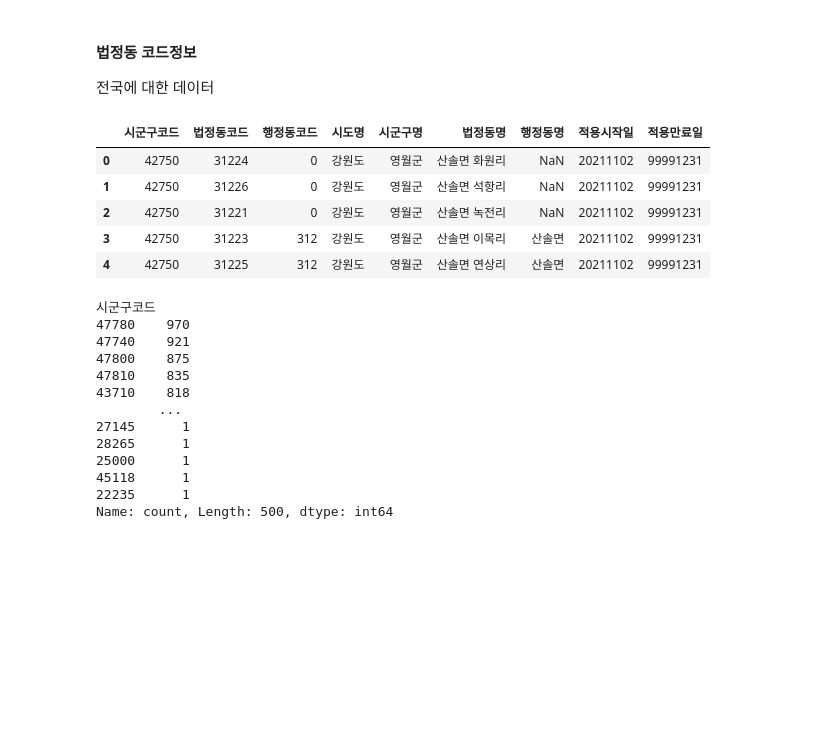
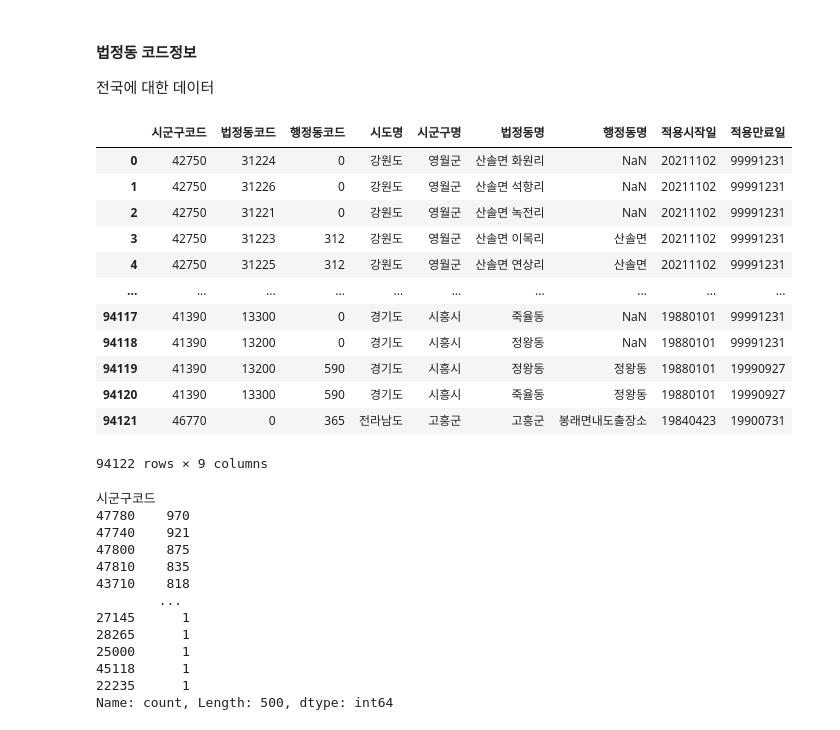
Before and after one commit to Jeeunun/Data_analysis_education_Closed, a Jupyter notebook: data_analysis/번외편/데이터전처리.ipynb, the cells around one changed output. Cells and saved outputs as stored; diff of their text form; code cells hidden in the pictures; blank space fills up the shorter version.

```diff
--- a/data_analysis/번외편/데이터전처리.ipynb
+++ b/data_analysis/번외편/데이터전처리.ipynb
@@ -37,14 +54,21 @@ df상권영역.head()
 
 전국에 대한 데이터
 # %%
-df건축물.head()
+df건축물
 # %% [output]
 |  | 시군구코드 | 법정동코드 | 행정동코드 | 시도명 | 시군구명 | 법정동명 | 행정동명 | 적용시작일 | 적용만료일 |
 | 0 | 42750 | 31224 | 0 | 강원도 | 영월군 | 산솔면 화원리 | NaN | 20211102 | 99991231 |
 | 1 | 42750 | 31226 | 0 | 강원도 | 영월군 | 산솔면 석항리 | NaN | 20211102 | 99991231 |
 | 2 | 42750 | 31221 | 0 | 강원도 | 영월군 | 산솔면 녹전리 | NaN | 20211102 | 99991231 |
 | 3 | 42750 | 31223 | 312 | 강원도 | 영월군 | 산솔면 이목리 | 산솔면 | 20211102 | 99991231 |
 | 4 | 42750 | 31225 | 312 | 강원도 | 영월군 | 산솔면 연상리 | 산솔면 | 20211102 | 99991231 |
+| ... | ... | ... | ... | ... | ... | ... | ... | ... | ... |
+| 94117 | 41390 | 13300 | 0 | 경기도 | 시흥시 | 죽율동 | NaN | 19880101 | 99991231 |
+| 94118 | 41390 | 13200 | 0 | 경기도 | 시흥시 | 정왕동 | NaN | 19880101 | 99991231 |
+| 94119 | 41390 | 13200 | 590 | 경기도 | 시흥시 | 정왕동 | 정왕동 | 19880101 | 19990927 |
+| 94120 | 41390 | 13300 | 590 | 경기도 | 시흥시 | 죽율동 | 정왕동 | 19880101 | 19990927 |
+| 94121 | 46770 | 0 | 365 | 전라남도 | 고흥군 | 고흥군 | 봉래면내도출장소 | 19840423 | 19900731 |
+94122 rows × 9 columns
 # %%
 df건축물['시군구코드'].value_counts()
 # %% [output]
```
Also changed, not shown: parts of 43 cells of this notebook, 4 other files.
